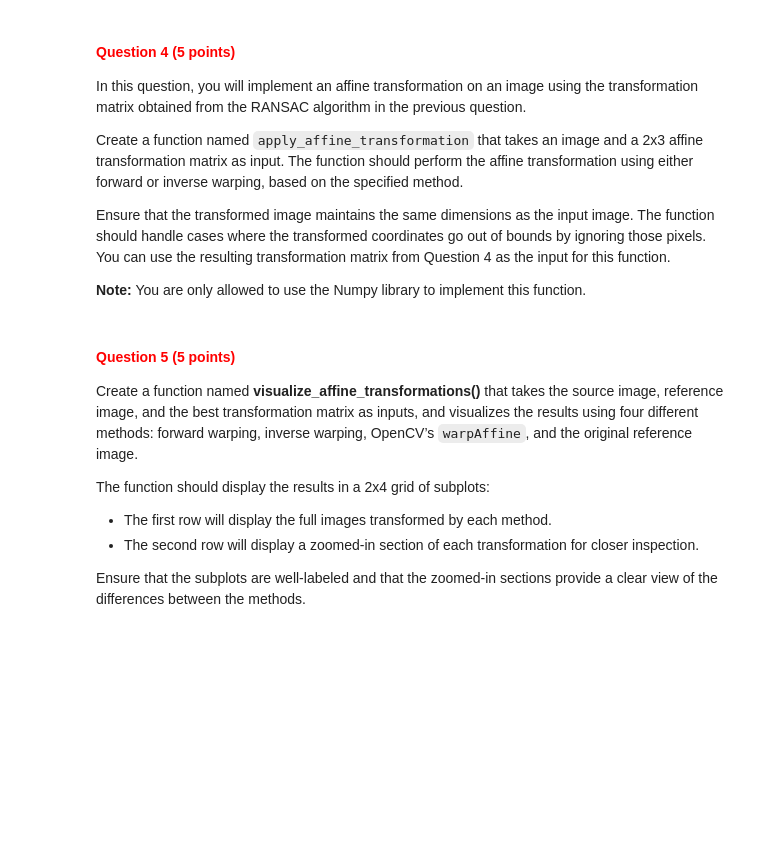
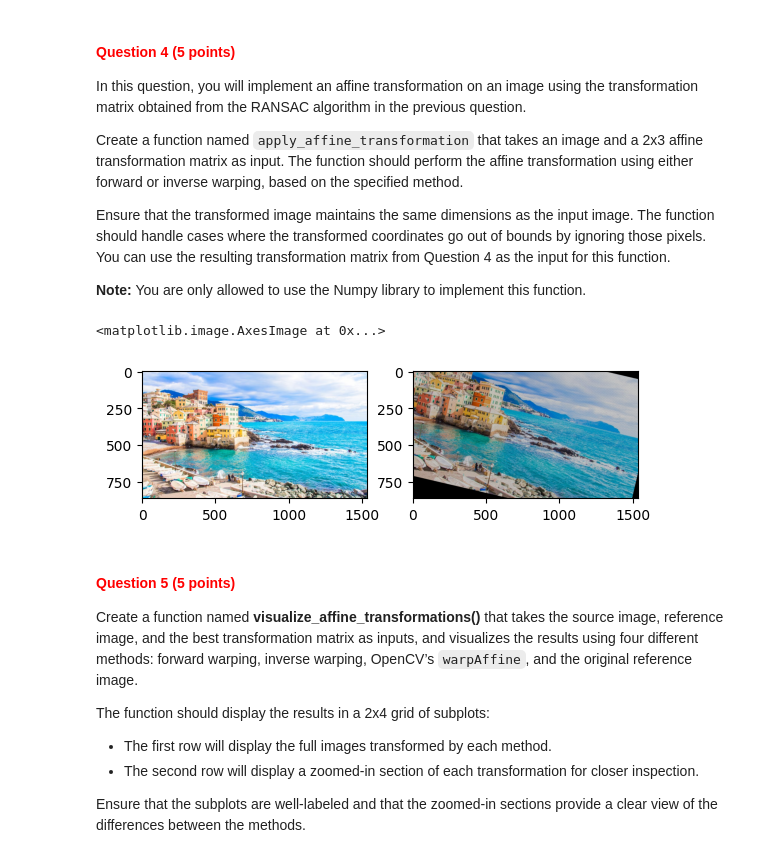
Before and after one commit to CV1Group28/cv1-lab-4, a Jupyter notebook: cv1-lab-4.ipynb, the cells around one changed output. Drawn from its saved outputs; the diff is of its cells as text; code cells hidden in the pictures; blank space fills up the shorter version.

```diff
--- a/cv1-lab-4.ipynb
+++ b/cv1-lab-4.ipynb
@@ -506,7 +506,11 @@ def apply_affine_transformation(image, transformation_matrix, warp_method='forwa
         valid_pixels = (warped_M[0,:] >= 0) & (warped_M[0,:] < width) & (warped_M[1, :] >= 0) & (warped_M[1,:] < height)
         warped_M = warped_M[:, valid_pixels]
 
-        colors_orig = image.reshape(width*height, -1)[valid_pixels]
+        M_valid = M[:, valid_pixels]
+        x_src = np.round(M_valid[0,:]).astype(int)
+        y_src = np.round(M_valid[1,:]).astype(int)
+
+        colors_orig = image[y_src, x_src]
 
         transformed_image[warped_M[1,:], warped_M[0,:], :] = colors_orig
 
@@ -545,7 +549,17 @@ def apply_affine_transformation(image, transformation_matrix, warp_method='forwa
         transformed_image[y_dest, x_dest, :] = colors_orig
 
 
-    return transformed_image
+    return transformed_image / 255.0
+# %%
+# Sanity testing
+
+tf_img = apply_affine_transformation(image_1, best_transformation_matrix, 'inverse')
+fig, axes = plt.subplots(1,2)
+axes[0].imshow(image_1)
+axes[1].imshow(tf_img)
+# %% [output]
+<matplotlib.image.AxesImage at 0x...>
+[figure, added]
 # %% [markdown]
 <a id="question-6"></a>
 #### <font color='#FF0000'>Question 5 (5 points)</font>
```
